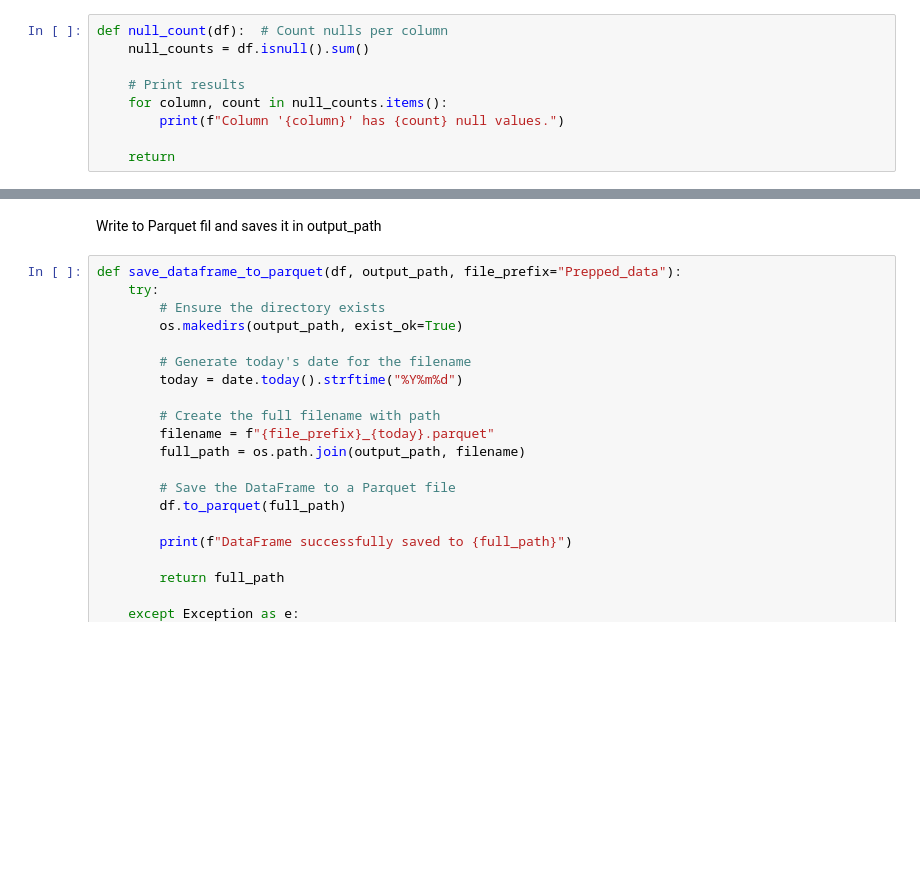
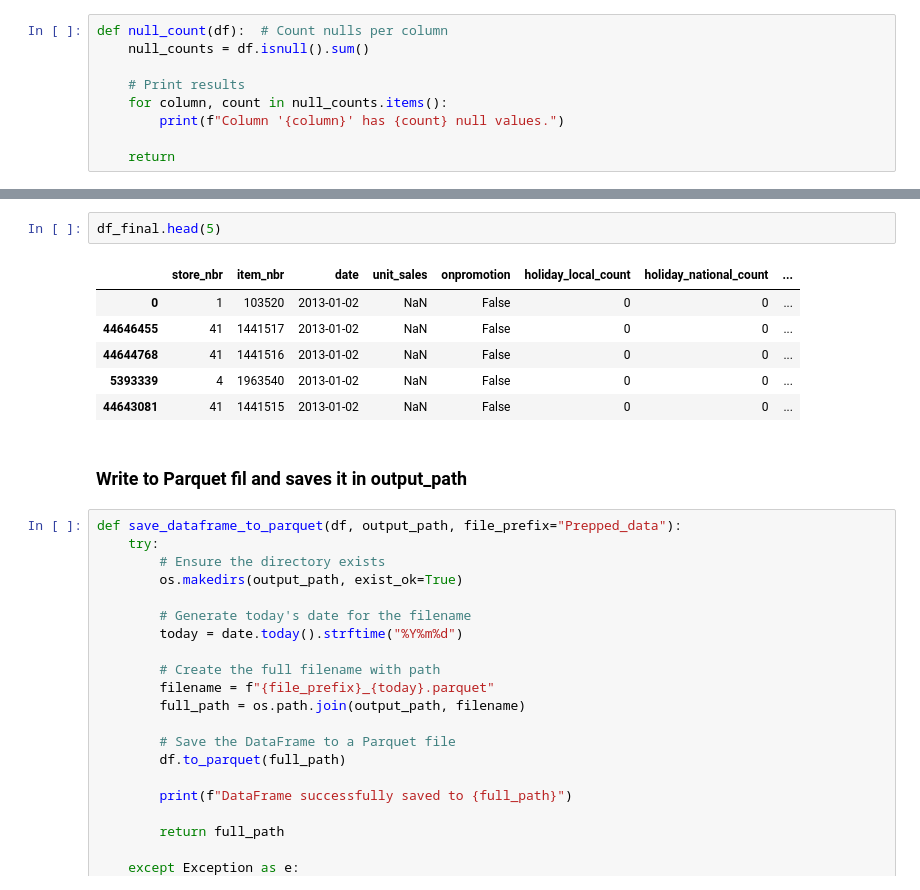
Before and after one commit to AFEngelage/Group4B, a Jupyter notebook: notebooks/2024 10 30 - Split and Model Pipeline - Holt-Winters.ipynb, the cells around one changed output, grey strips where cells are left out. Drawn from its saved outputs; the diff is of its cells as text; blank space fills up the shorter version.

```diff
--- a/notebooks/2024 10 30 - Split and Model Pipeline - Holt-Winters.ipynb
+++ b/notebooks/2024 10 30 - Split and Model Pipeline - Holt-Winters.ipynb
@@ -348,5 +478,14 @@ null_count(train_df)
+# %%
+df_final.head(5)
+# %% [output]
+|  | store_nbr | item_nbr | date | unit_sales | onpromotion | holiday_local_count | holiday_national_count | ... |
+| 0 | 1 | 103520 | 2013-01-02 | NaN | False | 0 | 0 | ... |
+| 44646455 | 41 | 1441517 | 2013-01-02 | NaN | False | 0 | 0 | ... |
+| 44644768 | 41 | 1441516 | 2013-01-02 | NaN | False | 0 | 0 | ... |
+| 5393339 | 4 | 1963540 | 2013-01-02 | NaN | False | 0 | 0 | ... |
+| 44643081 | 41 | 1441515 | 2013-01-02 | NaN | False | 0 | 0 | ... |
 # %% [markdown]
-Write to Parquet fil and saves it in output_path
+### Write to Parquet fil and saves it in output_path
 # %%
 def save_dataframe_to_parquet(df, output_path, file_prefix="Prepped_data"):
     try:
```
Also changed, not shown: parts of 17 cells of this notebook.
